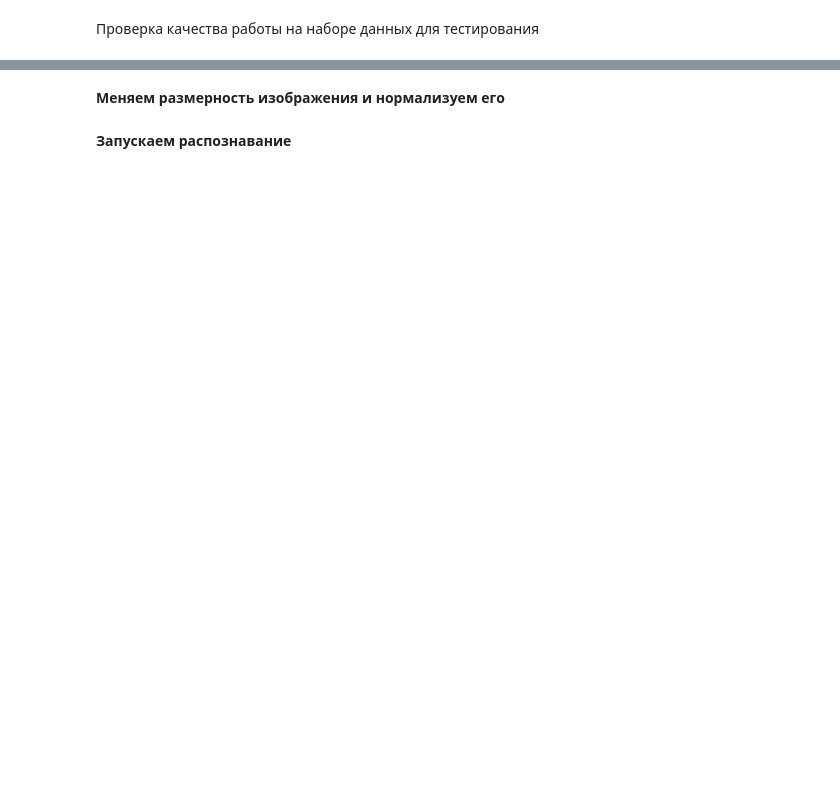
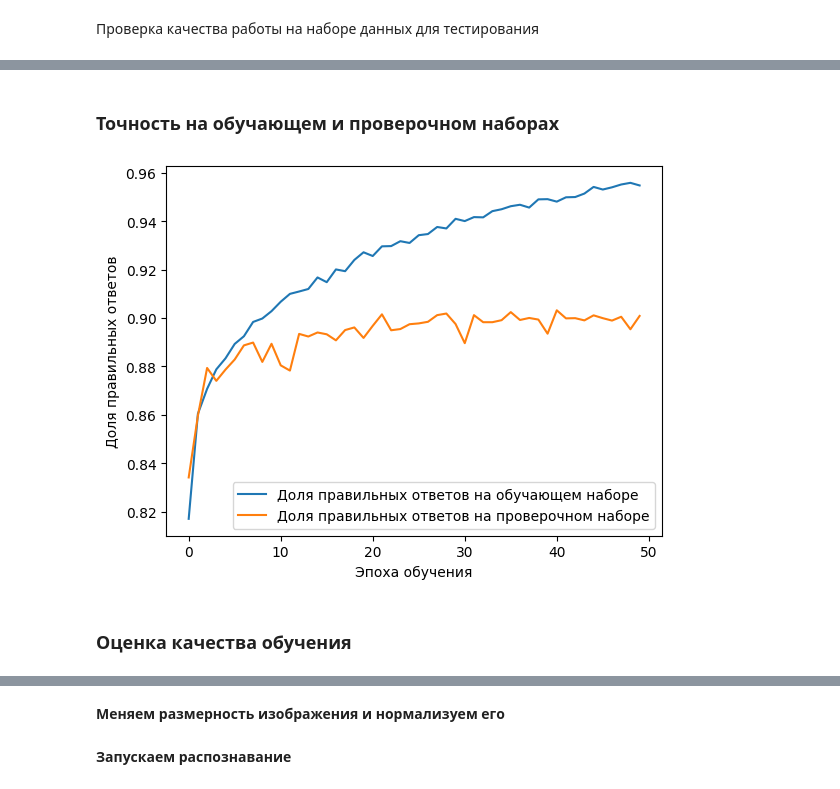
Before and after one commit to ElenaShargina/nnetworks, a Jupyter notebook: fashion_mnist.ipynb, the cells around one changed output, grey strips where cells are left out. Cells and saved outputs as stored; diff of their text form; code cells hidden in the pictures; blank space fills up the shorter version.

```diff
--- a/fashion_mnist.ipynb
+++ b/fashion_mnist.ipynb
@@ -177,0 +222,3 @@ scores = model.evaluate(x_test, y_test, verbose=1)
+# %%
+callbacks_list = [EarlyStopping(monitor='accuracy', patience=3, restore_best_weights=True),
+                 ]
@@ -177,0 +229,15 @@ scores = model.evaluate(x_test, y_test, verbose=1)
+# %%
+# Создаем последовательную модель
+model_cb = Sequential()
+# Входной полносвязный слой, 800 нейронов, 784 входа в каждый нейрон
+model_cb.add(Dense(800, input_dim=784, activation="relu"))
+# Добавляем слой для защиты от переобучения размером в 20%
+model_cb.add(Dropout(0.2))
+# Второй скрытый слой
+model_cb.add(Dense(units=800, activation="relu"))
+# Выходной полносвязный слой, 10 нейронов (по количеству рукописных цифр)
+model_cb.add(Dense(10, activation="softmax"))
+# %%
+model_cb.compile(loss="categorical_crossentropy", optimizer="adam", metrics=["accuracy"])
+
+print(model_cb.summary())
@@ -177,0 +265,7 @@ scores = model.evaluate(x_test, y_test, verbose=1)
+# %%
+history_cb = model_cb.fit(x_train, y_train,
+            batch_size=100,
+            epochs=50,
+            callbacks=callbacks_list,
+            verbose=1,
+            validation_split=0.2)
@@ -178 +290,16 @@ scores = model.evaluate(x_test, y_test, verbose=1)
+# %% [markdown]
+### Точность на обучающем и проверочном наборах
+# %%
+plt.plot(history_cb.history['accuracy'],
+         label='Доля правильных ответов на обучающем наборе')
+plt.plot(history_cb.history['val_accuracy'],
+         label='Доля правильных ответов на проверочном наборе')
+plt.xlabel('Эпоха обучения')
+plt.ylabel('Доля правильных ответов')
+plt.legend()
+plt.show()
+# %% [output]
+[figure, added]
+# %% [markdown]
+### Оценка качества обучения
 # %%
```
Also changed, not shown: parts of 59 cells of this notebook.
